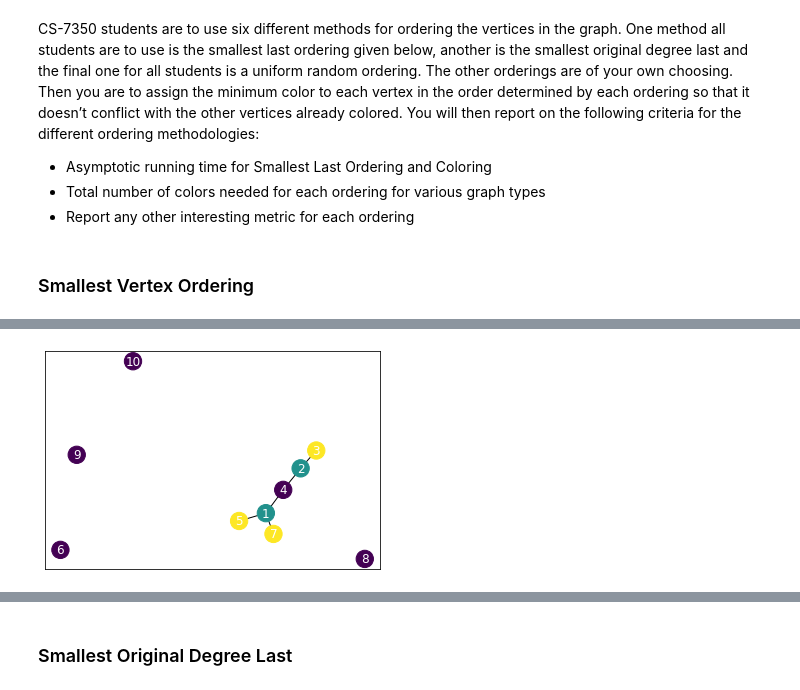
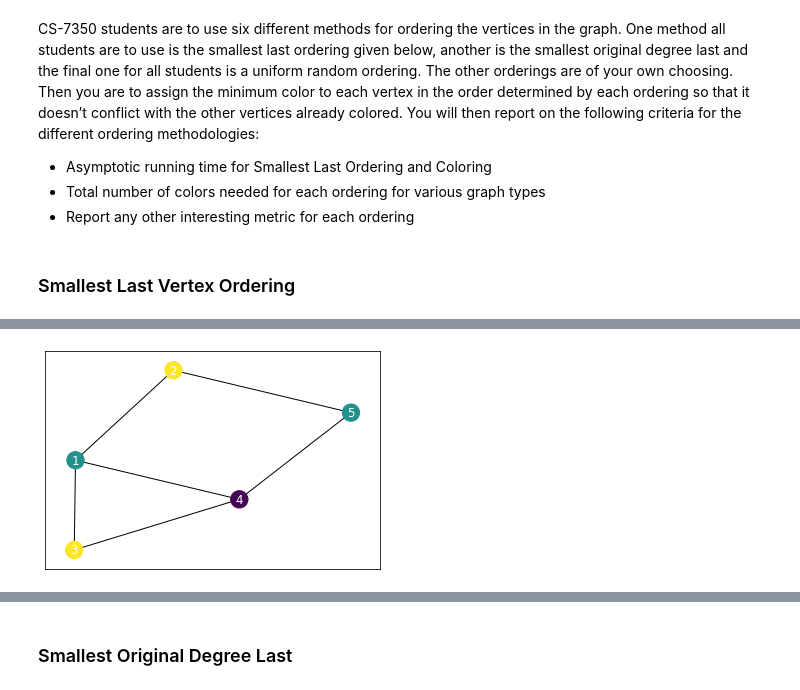
Before and after one commit to diogo-fae/Graph-Coloring-Analysis, a Jupyter notebook: file.ipynb, the cells around one changed output, grey strips where cells are left out. Cells and saved outputs as stored; diff of their text form; code cells hidden in the pictures.

Commit message:
Create coloring function separately and run times

```diff
--- a/file.ipynb
+++ b/file.ipynb
@@ -595,7 +644,7 @@ class Vertex:
         self.idx_degree = idx_degree
         self.color = color
 # %%
-def read_file(debug=False):
+def read_file(path='graph.txt', debug=False):
     '''
     Reads the file (created in Part 1) adnd returns the adjacency list filled with Vertex objects.
 
@@ -610,11 +659,11 @@ def read_file(debug=False):
         Adjacency list representing the graph
     '''
 
-    file = open('graph.txt', 'r')
+    file = open(path, 'r')
     num_lines = sum(1 for line in file)
     file.close()
 
-    file = open("graph.txt", "r")
+    file = open(path, "r")
 
     # Adjacency list to be filled with Vertices
     adj = []
@@ -790,6 +839,19 @@ def get_smallest_degree(dgl):
                 return v
 # %%
 def is_complete(adj):
+    '''
+    Checks if the adjancecy list passed is a complete graph.
+
+    Parameters
+    ----------
+    adj: lists of lists (Vertex objects)
+        Adjacency list representing a graph
+
+    Returns
+    -------
+    bool
+        True if the graph is complete, False otherwise
+    '''
     for x in range(len(adj)):
         if len(adj) == len(adj[x]):
             return True
@@ -808,17 +870,42 @@ following criteria for the different ordering methodologies:
 * Total number of colors needed for each ordering for various graph types
 * Report any other interesting metric for each ordering
 # %% [markdown]
-### Smallest Vertex Ordering
+### Smallest Last Vertex Ordering
 # %%
-def small_v_ord(adj, dgl):
+def small_v_ord(adj, dgl, path='results.txt', results=False):
+    '''
+    Colors the graph using the Smallest Vertex Ordering algorithm.
+
+    Parameters
+    ----------
+    adj: list of lists (Vertex objects)
+        Adjacency list representing a graph
+    dgl: list of lists (Vertex objects and int (on first columns))
+        Degree list
+    path: str
+        Optional. Path to file to save results to.
+    results: bool
+        Optional. Whether to print results to console.
+
+    Returns
+    -------
+    total_colors: int
+        Number of colors used
+    c: list of lists (Vertex objects)
+        Adjacency list representing the colored graph
+    '''
+
     c = copy.deepcopy(adj)
     max_d_deleted = -1
     removed = []
     found = False
     total_colors = 0
+    avg_orig = 0
 
+    # Loop over all Vertices
     while len(adj) > 0:
         small_v = get_smallest_degree(dgl)
+        avg_orig += c[small_v.id-1][0].degree
 
         # Get Max Degree when deleted
         if small_v.degree > max_d_deleted:
@@ -836,6 +923,10 @@ def small_v_ord(adj, dgl):
 
     # Color graph
     for v in reversed(removed):
+        if results:
+            print('ID: ', v.id)
+            print('   Original Degree', c[v.id-1][0].degree)
+            print('   Degree when Deleted: ', v.degree)
         max_color = -1
         # Find max color in edges of v
         for vertex in c[v.id-1]:
@@ -847,12 +938,26 @@ def small_v_ord(adj, dgl):
             total_colors = max_color
         c[v.id-1][0].color = max_color
 
-    return c, terminal_clique, max_d_deleted, total_colors+1
+    if results:
+        print()
+        print('Average Original Degree: ', avg_orig / len(removed))
+        print('Terminal Clique Size: ', terminal_clique)
+        print('Maximum Degree Deleted: ', max_d_deleted)
+        print('Total Colors: ', total_colors+1)
 
-create_graph(10, 5, 'RANDOM', 'SKEWED')
+    file = open(path, 'w')
+    for row in c:
+        val = row[0].id, row[0].color
+        s = str(val[0]) + ',' + str(val[1]) + '\n'
+        file.write(s)
+    file.close()
+
+    return total_colors+1, c
+
+handOut = [[1,2,3,4],[2,1,5],[3,1,4],[4,1,3,5],[5,2,4]]
+write_file(handOut)
 adj = read_file()
 d = get_degree_list(adj)
-new, a, b, c = small_v_ord(adj, d)
-print(c)
+colors, new = small_v_ord(adj, d, results=True)
 print_graph_color(new)
 # %% [output]
@@ -860,4 +984,4 @@ print_graph_color(new)
-[figure, old version]
+[figure, new version]
 # %% [markdown]
 The following format for the values of variables in various fields of the data node for each vertex may be used to save storage space. You may also split fields into different ones to avoid overloading a field for code readability and maintenance.<br/><br/>
 ![Table Example](Table-Example.png)<br/>
```
Also changed, not shown: parts of 69 cells of this notebook.
